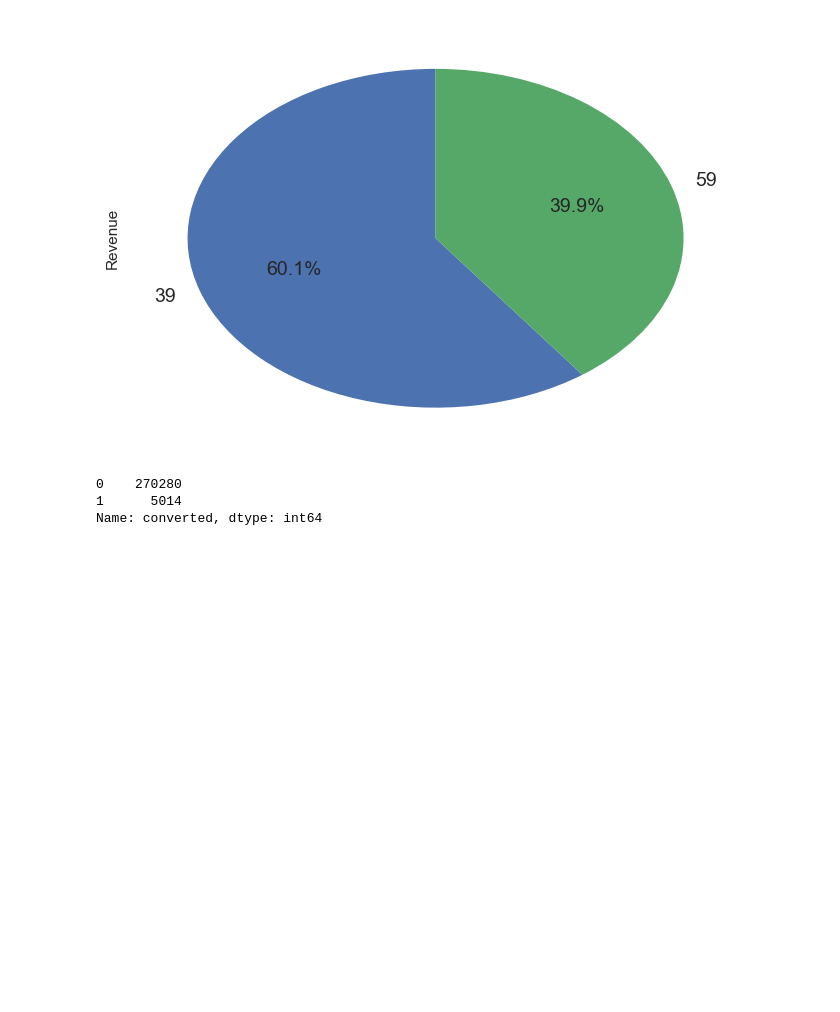
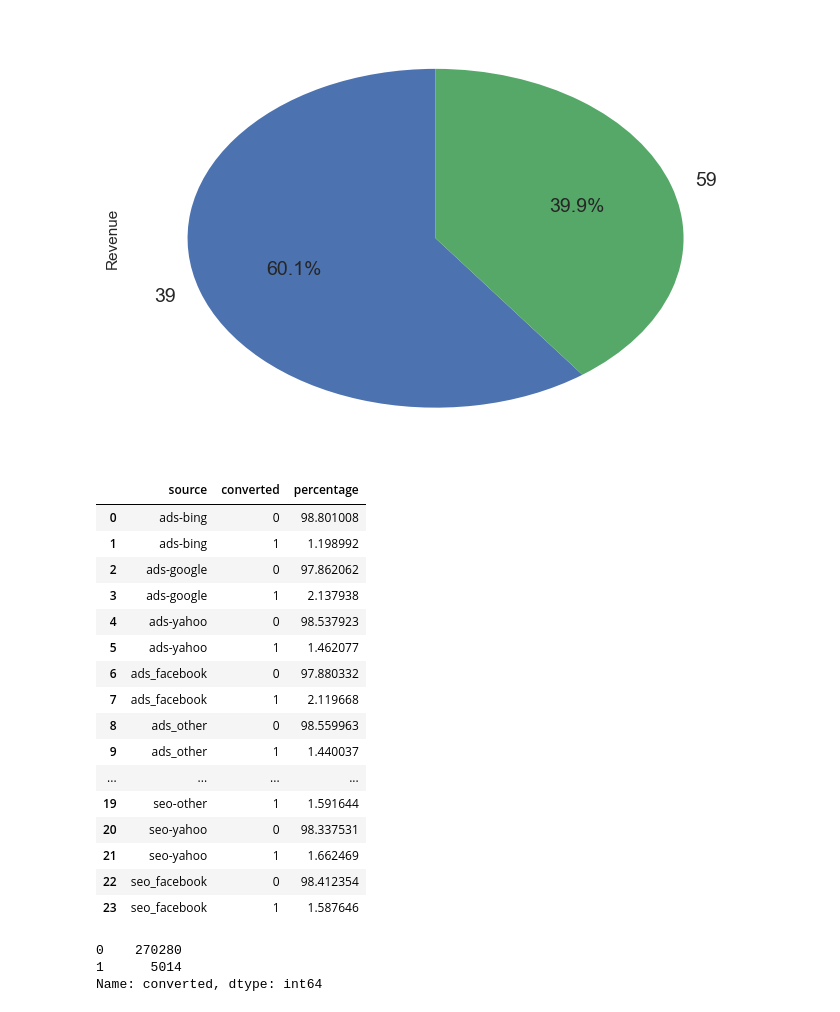
Before and after one commit to MFazel1/Data-Challenge-2, a Jupyter notebook: A:B testing on price/A:B Testing.ipynb, the cells around one changed output. Cells and saved outputs as stored; diff of their text form; code cells hidden in the pictures; blank space fills up the shorter version.

```diff
--- a/A:B testing on price/A:B Testing.ipynb
+++ b/A:B testing on price/A:B Testing.ipynb
@@ -156,6 +156,27 @@ Revenue.plot(kind='pie', y = 'Revenue', autopct='%1.1f%%',
 plt.show()
 # %% [output]
 [figure]
+# %%
+Source_importance=Df_merged.groupby(['source'])['converted'].value_counts(normalize=True).rename('percentage').mul(100).reset_index()
+Source_importance
+# %% [output]
+|  | source | converted | percentage |
+| 0 | ads-bing | 0 | 98.801008 |
+| 1 | ads-bing | 1 | 1.198992 |
+| 2 | ads-google | 0 | 97.862062 |
+| 3 | ads-google | 1 | 2.137938 |
+| 4 | ads-yahoo | 0 | 98.537923 |
+| 5 | ads-yahoo | 1 | 1.462077 |
+| 6 | ads_facebook | 0 | 97.880332 |
+| 7 | ads_facebook | 1 | 2.119668 |
+| 8 | ads_other | 0 | 98.559963 |
+| 9 | ads_other | 1 | 1.440037 |
+| ... | ... | ... | ... |
+| 19 | seo-other | 1 | 1.591644 |
+| 20 | seo-yahoo | 0 | 98.337531 |
+| 21 | seo-yahoo | 1 | 1.662469 |
+| 22 | seo_facebook | 0 | 98.412354 |
+| 23 | seo_facebook | 1 | 1.587646 |
 # %%
 Df_merged.converted.value_counts()
 # %% [output]
```
